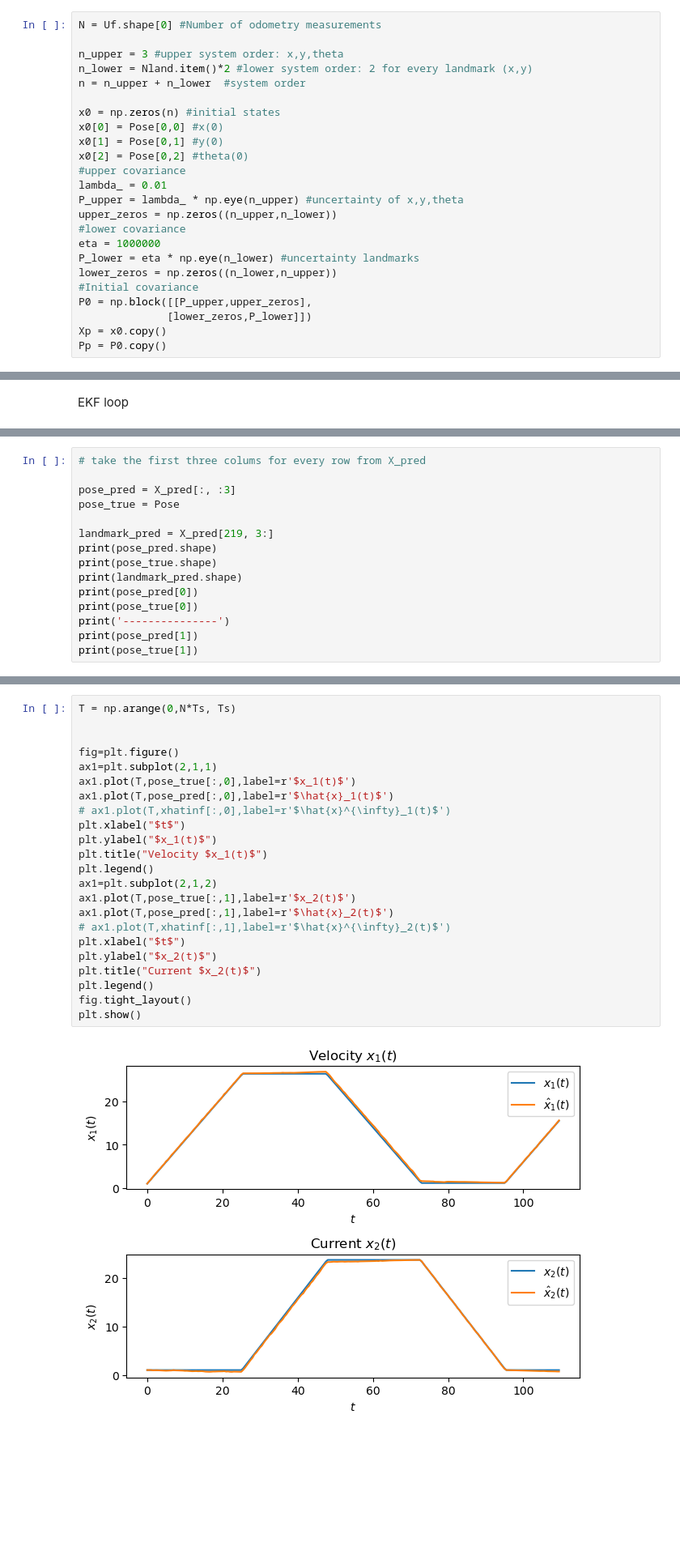
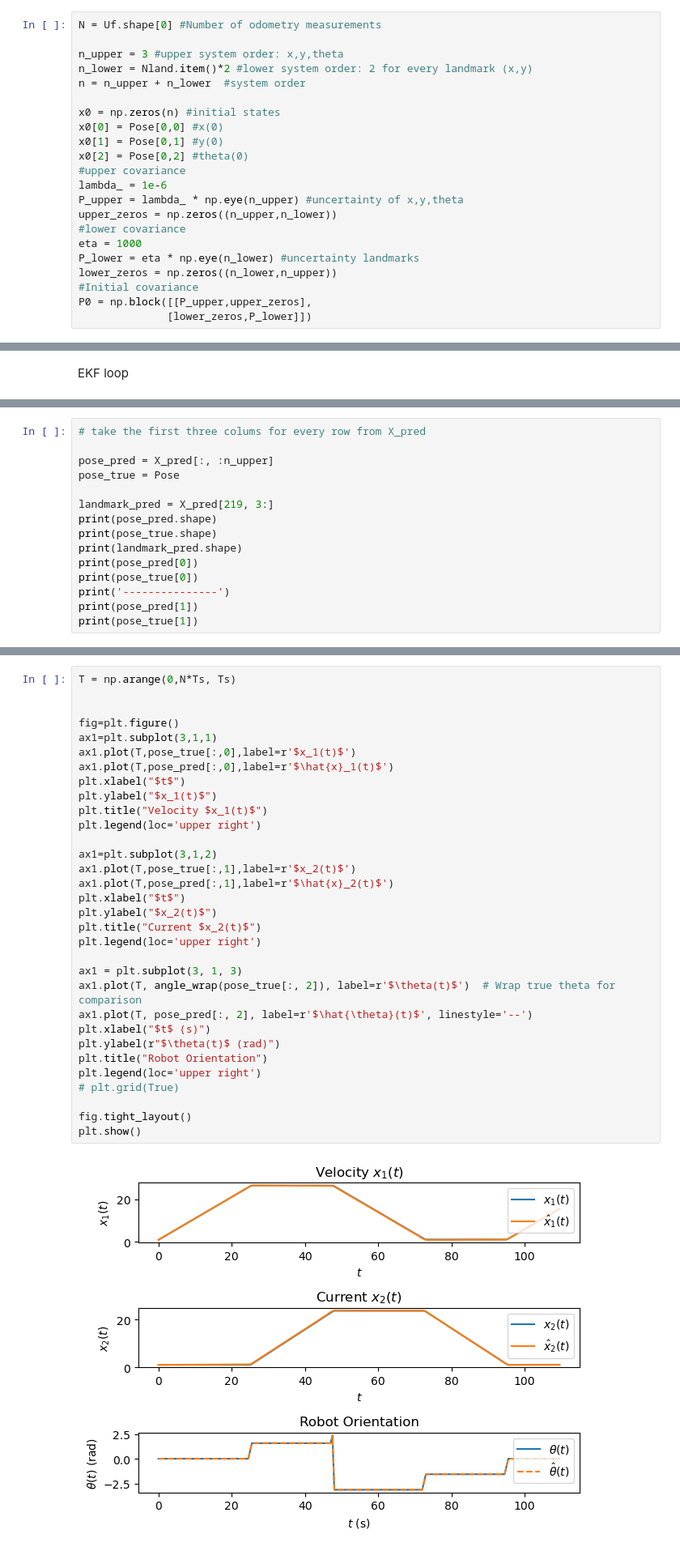
Before and after one commit to ivanovk22/SLAM, a Jupyter notebook: Prototype.ipynb, the cells around one changed output, grey strips where cells are left out. Shown at 81% size. Cells and saved outputs as stored; diff of their text form; blank space fills up the shorter version.

```diff
--- a/Prototype.ipynb
+++ b/Prototype.ipynb
@@ -90,15 +66,13 @@ x0[0] = Pose[0,0] #x(0)
 x0[1] = Pose[0,1] #y(0)
 x0[2] = Pose[0,2] #theta(0)
 #upper covariance
-lambda_ = 0.01
+lambda_ = 1e-6
 P_upper = lambda_ * np.eye(n_upper) #uncertainty of x,y,theta
 upper_zeros = np.zeros((n_upper,n_lower))
 #lower covariance
-eta = 1000000
+eta = 1000
 P_lower = eta * np.eye(n_lower) #uncertainty landmarks
 lower_zeros = np.zeros((n_lower,n_upper))
 #Initial covariance
 P0 = np.block([[P_upper,upper_zeros],
               [lower_zeros,P_lower]])
-Xp = x0.copy()
-Pp = P0.copy()
@@ -310,7 +229,7 @@ Xp after prediction:  [1.56657933e+00 1.00000000e+00 3.12099329e-03 3.98835777e+
 # %%
 # take the first three colums for every row from X_pred
 
-pose_pred = X_pred[:, :3]
+pose_pred = X_pred[:, :n_upper]
 pose_true = Pose
 
 landmark_pred = X_pred[219, 3:]
@@ -334,28 +276,37 @@ print(pose_true[1])
 # %%
 T = np.arange(0,N*Ts, Ts)
 
 
 fig=plt.figure()
-ax1=plt.subplot(2,1,1)
+ax1=plt.subplot(3,1,1)
 ax1.plot(T,pose_true[:,0],label=r'$x_1(t)$')
 ax1.plot(T,pose_pred[:,0],label=r'$\hat{x}_1(t)$')
-# ax1.plot(T,xhatinf[:,0],label=r'$\hat{x}^{\infty}_1(t)$')
 plt.xlabel("$t$")
 plt.ylabel("$x_1(t)$")
 plt.title("Velocity $x_1(t)$")
-plt.legend()
-ax1=plt.subplot(2,1,2)
+plt.legend(loc='upper right')
+
+ax1=plt.subplot(3,1,2)
 ax1.plot(T,pose_true[:,1],label=r'$x_2(t)$')
 ax1.plot(T,pose_pred[:,1],label=r'$\hat{x}_2(t)$')
-# ax1.plot(T,xhatinf[:,1],label=r'$\hat{x}^{\infty}_2(t)$')
 plt.xlabel("$t$")
 plt.ylabel("$x_2(t)$")
 plt.title("Current $x_2(t)$")
-plt.legend()
+plt.legend(loc='upper right')
+
+ax1 = plt.subplot(3, 1, 3)
+ax1.plot(T, angle_wrap(pose_true[:, 2]), label=r'$\theta(t)$')  # Wrap true theta for comparison
+ax1.plot(T, pose_pred[:, 2], label=r'$\hat{\theta}(t)$', linestyle='--')
+plt.xlabel("$t$ (s)")
+plt.ylabel(r"$\theta(t)$ (rad)")
+plt.title("Robot Orientation")
+plt.legend(loc='upper right')
+# plt.grid(True)
+
 fig.tight_layout()
 plt.show()
 # %% [output]
-[figure, old version]
+[figure, new version]
 # %%
 fig = plt.figure()
 ax1=plt.subplot(2,1,1)
```
Also changed, not shown: parts of 13 cells of this notebook.
